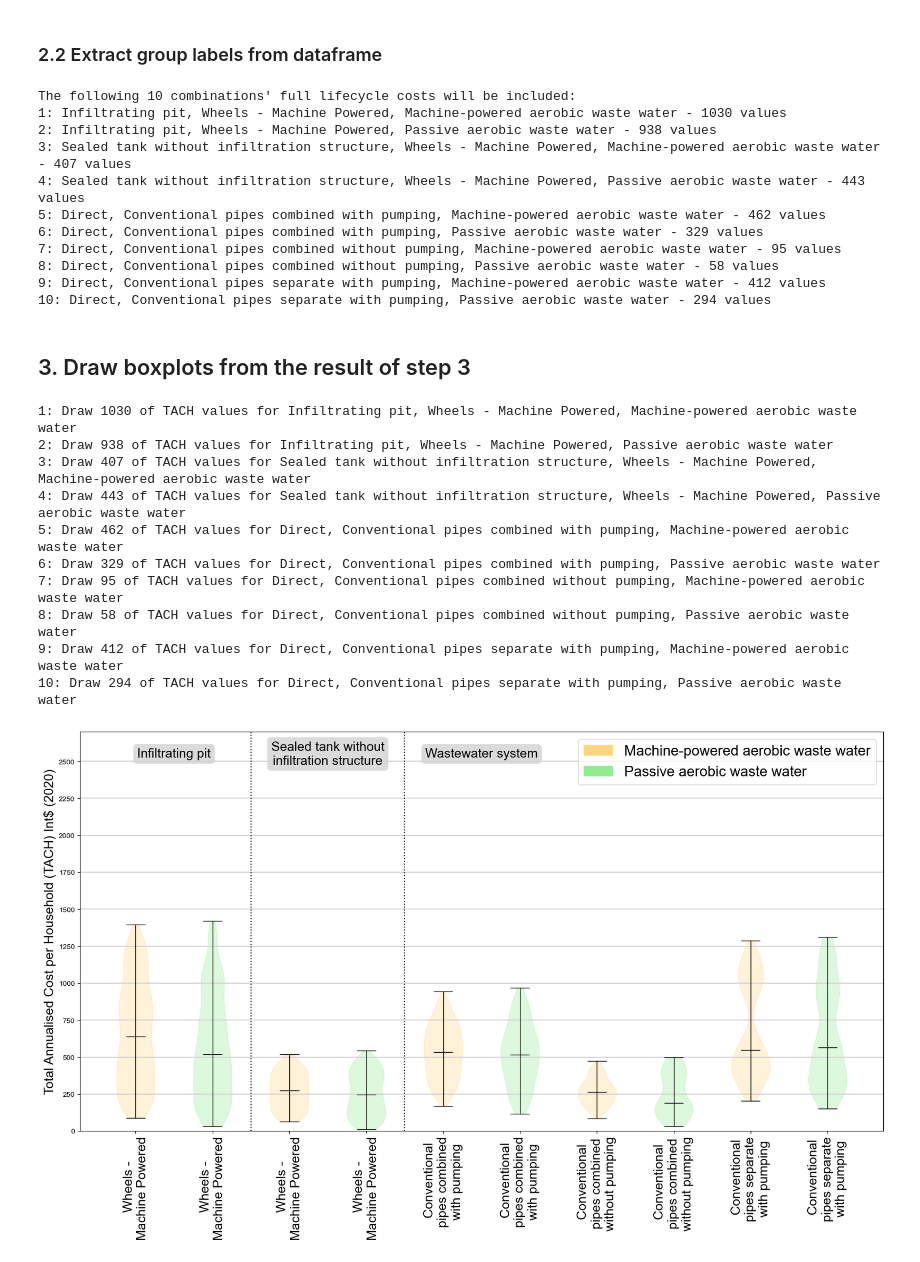
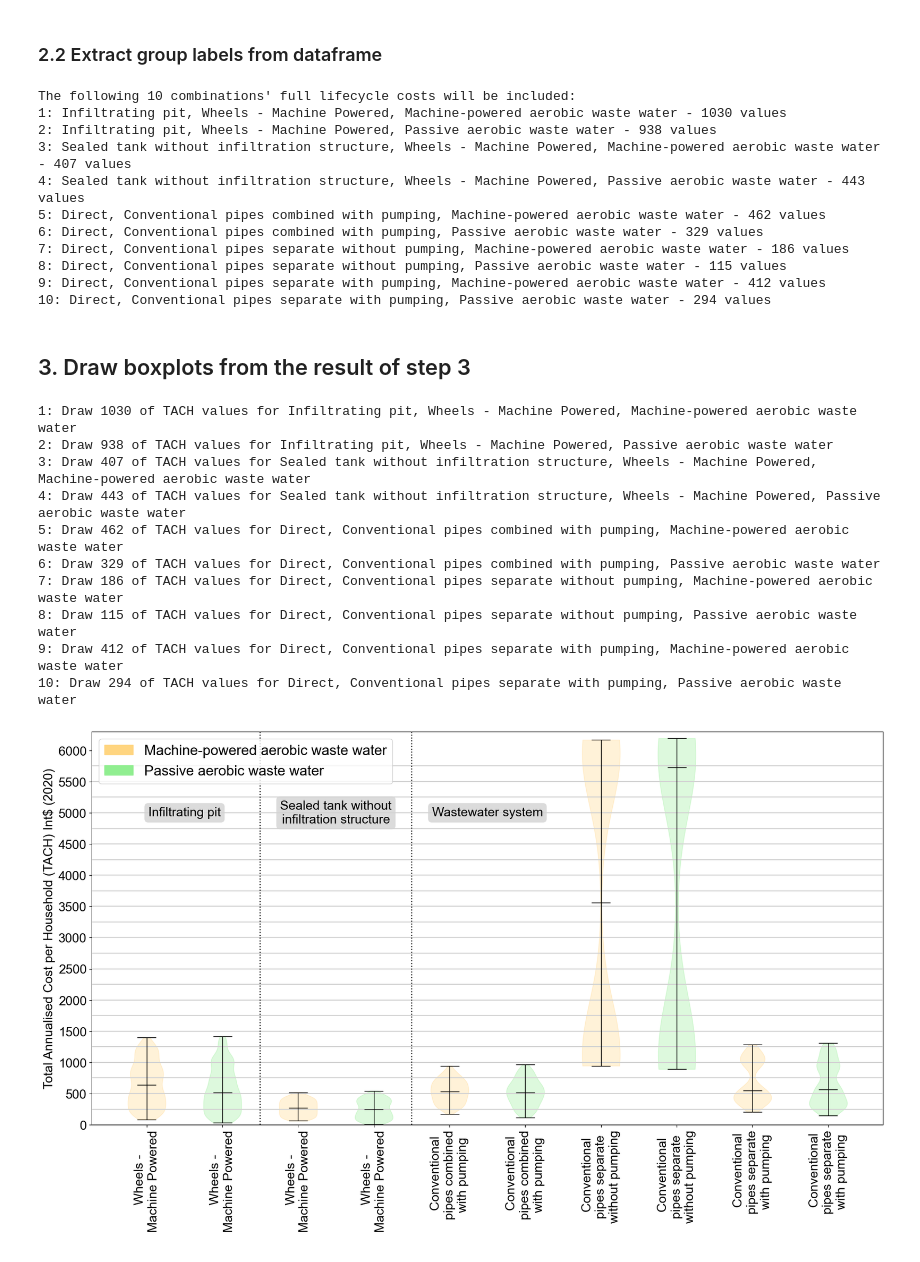
Before and after one commit to JinIgarashi/cactus-narok-figures, a Jupyter notebook: Figure1 full lifecycle cost global compare.ipynb, the cells around one changed output. Cells and saved outputs as stored; diff of their text form; code cells hidden in the pictures.

Commit message:
switched to separate no pump

```diff
--- a/Figure1 full lifecycle cost global compare.ipynb
+++ b/Figure1 full lifecycle cost global compare.ipynb
@@ -89,8 +89,8 @@ legendFontSize = 20
 ytickLabel = 'Total Annualised Cost per Household (TACH) Int$ (2020)'
 ytick_range = [
     0,    # min
-    1600, # max
-    250   # interval
+    6300, # max
+    500   # interval
 ]
 
 colors = [
@@ -153,17 +153,17 @@ combinations = [
     [
         'Direct',
         None,
-        'Pipes - conventional, combined, no pumping',
+        'Pipes - conventional, separate, no pumping',
         'Machine-powered aerobic waste water',
-        'Direct, Conventional pipes combined without pumping, Machine-powered aerobic waste water',
+        'Direct, Conventional pipes separate without pumping, Machine-powered aerobic waste water',
         colors[0]
     ],
     [
         'Direct',
         None,
-        'Pipes - conventional, combined, no pumping',
+        'Pipes - conventional, separate, no pumping',
         'Passive aerobic waste water',
-        'Direct, Conventional pipes combined without pumping, Passive aerobic waste water',
+        'Direct, Conventional pipes separate without pumping, Passive aerobic waste water',
         colors[1]
     ],
     [
@@ -430,8 +430,8 @@ The following 10 combinations' full lifecycle costs will be included:
 4: Sealed tank without infiltration structure, Wheels - Machine Powered, Passive aerobic waste water - 443 values
 5: Direct, Conventional pipes combined with pumping, Machine-powered aerobic waste water - 462 values
 6: Direct, Conventional pipes combined with pumping, Passive aerobic waste water - 329 values
-7: Direct, Conventional pipes combined without pumping, Machine-powered aerobic waste water - 95 values
-8: Direct, Conventional pipes combined without pumping, Passive aerobic waste water - 58 values
+7: Direct, Conventional pipes separate without pumping, Machine-powered aerobic waste water - 186 values
+8: Direct, Conventional pipes separate without pumping, Passive aerobic waste water - 115 values
 9: Direct, Conventional pipes separate with pumping, Machine-powered aerobic waste water - 412 values
 10: Direct, Conventional pipes separate with pumping, Passive aerobic waste water - 294 values
 # %% [markdown]
@@ -452,7 +452,7 @@ ax.set_ylim(ytick_range[0], ytick_range[1])
 ax.set_yticks(np.arange(ytick_range[0], ytick_range[1],ytick_range[2]))
 
 # draw horizontal lines for each 250 Int$
-for ylabel in np.arange(0,2600,250):
+for ylabel in np.arange(0,6000,250):
     ax.axhline(y=ylabel, color='lightgray')
 
 ax.axvline(x=2.5, color='k', linestyle=':')
@@ -472,37 +472,37 @@ ax.set_ylabel(ytickLabel, fontsize=labelFontSize)
 
 
 # draw labels for xticks.
 # only show emptying & tranport in x axis label
 xtick_labels = [ '\n'.join(textwrap.wrap(label.split(',')[1], 15)) for label in group_labels ]
 ax.set_xticks(np.arange(len(xtick_labels)) + 1)
 ax.set_xticklabels(xtick_labels,  rotation=90, ha='center', fontsize=labelFontSize)
 
-ax.text(1.5, 1500, 'Infiltrating pit', fontsize=18, ha='center', va='center', bbox=dict(facecolor='lightgray', edgecolor='none', alpha=0.8, boxstyle='round'))
-ax.text(3.5, 1500, 'Sealed tank without\ninfiltration structure', fontsize=18, ha='center', va='center', bbox=dict(facecolor='lightgray', edgecolor='none', alpha=0.8, boxstyle='round'))
-ax.text(5.5, 1500, 'Wastewater system', fontsize=18, ha='center', va='center', bbox=dict(facecolor='lightgray', edgecolor='none', alpha=0.8, boxstyle='round'))
+ax.text(1.5, 5000, 'Infiltrating pit', fontsize=18, ha='center', va='center', bbox=dict(facecolor='lightgray', edgecolor='none', alpha=0.8, boxstyle='round'))
+ax.text(3.5, 5000, 'Sealed tank without\ninfiltration structure', fontsize=18, ha='center', va='center', bbox=dict(facecolor='lightgray', edgecolor='none', alpha=0.8, boxstyle='round'))
+ax.text(5.5, 5000, 'Wastewater system', fontsize=18, ha='center', va='center', bbox=dict(facecolor='lightgray', edgecolor='none', alpha=0.8, boxstyle='round'))
 
 
 # draw legend
 legend_labels = [
     'Machine-powered aerobic waste water',
     'Passive aerobic waste water'
 ]
 legend_patches = [mpatches.Patch(color=color, label=label) for color, label in zip(colors, legend_labels)]
-ax.legend(handles=legend_patches, loc='upper right', fontsize=legendFontSize)
+ax.legend(handles=legend_patches, loc='upper left', fontsize=legendFontSize)
 
 # save figures as PDF and PNG
 plt.savefig(file_path, format="pdf", dpi=dpi, transparent=True, bbox_inches='tight')
 plt.savefig(f"{file_path}.png", format="png", dpi=dpi, transparent=True, bbox_inches='tight')
 plt.show()
 # %% [output]
 1: Draw 1030 of TACH values for Infiltrating pit, Wheels - Machine Powered, Machine-powered aerobic waste water
 2: Draw 938 of TACH values for Infiltrating pit, Wheels - Machine Powered, Passive aerobic waste water
 3: Draw 407 of TACH values for Sealed tank without infiltration structure, Wheels - Machine Powered, Machine-powered aerobic waste water
 4: Draw 443 of TACH values for Sealed tank without infiltration structure, Wheels - Machine Powered, Passive aerobic waste water
 5: Draw 462 of TACH values for Direct, Conventional pipes combined with pumping, Machine-powered aerobic waste water
 6: Draw 329 of TACH values for Direct, Conventional pipes combined with pumping, Passive aerobic waste water
-7: Draw 95 of TACH values for Direct, Conventional pipes combined without pumping, Machine-powered aerobic waste water
-8: Draw 58 of TACH values for Direct, Conventional pipes combined without pumping, Passive aerobic waste water
+7: Draw 186 of TACH values for Direct, Conventional pipes separate without pumping, Machine-powered aerobic waste water
+8: Draw 115 of TACH values for Direct, Conventional pipes separate without pumping, Passive aerobic waste water
 9: Draw 412 of TACH values for Direct, Conventional pipes separate with pumping, Machine-powered aerobic waste water
 10: Draw 294 of TACH values for Direct, Conventional pipes separate with pumping, Passive aerobic waste water
-[figure, old version]
+[figure, new version]
```
Also changed, not shown: parts of 2 cells of this notebook, 2 other files.
